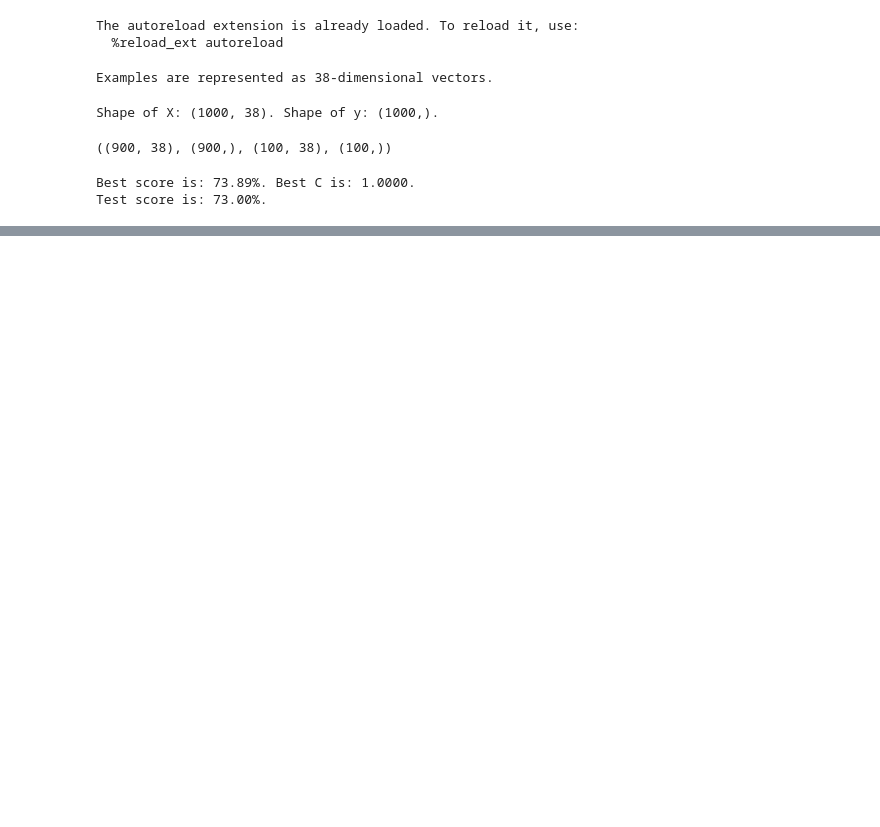
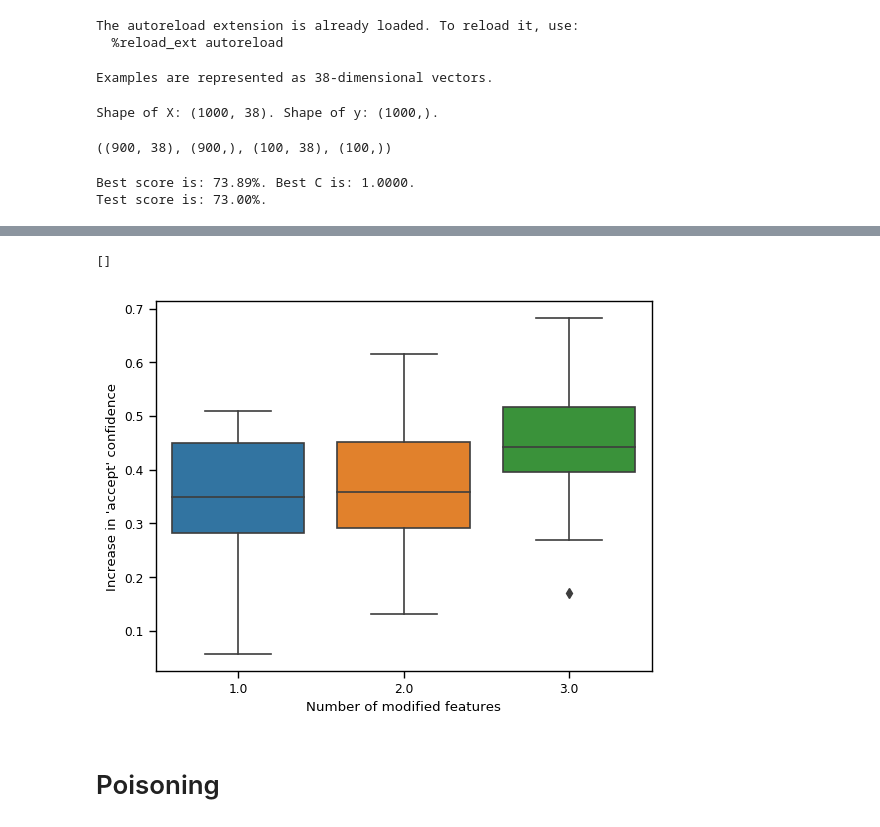
Before and after one commit to spring-epfl/pots, a Jupyter notebook: notebooks/credit.ipynb, the cells around one changed output, grey strips where cells are left out. Cells and saved outputs as stored; diff of their text form; code cells hidden in the pictures; blank space fills up the shorter version.

```diff
--- a/notebooks/credit.ipynb
+++ b/notebooks/credit.ipynb
@@ -239,0 +313,18 @@ performance_metric_fn(initial_example, )
+# %%
+fig, ax = plt.subplots()
+
+sns.boxplot(
+    data=best_trans_df.sort_values('perf'),
+    x='cost', y='perf'
+)
+
+ax.set_xticks([0, 1, 2])
+ax.set_xlabel('Number of modified features')
+ax.set_ylabel('Increase in \'accept\' confidence')
+
+plt.plot()
+# %% [output]
+[]
+[figure, added]
+# %% [markdown]
+# Poisoning
```
Also changed, not shown: parts of 24 cells of this notebook.
